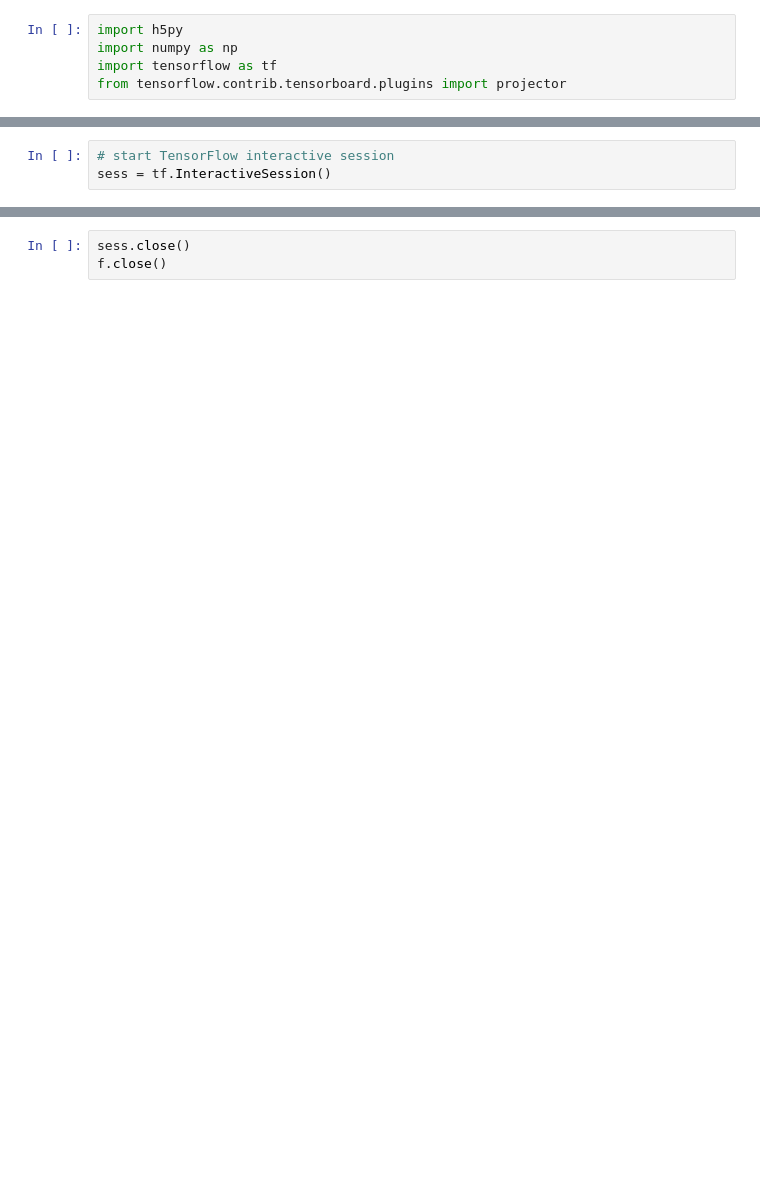
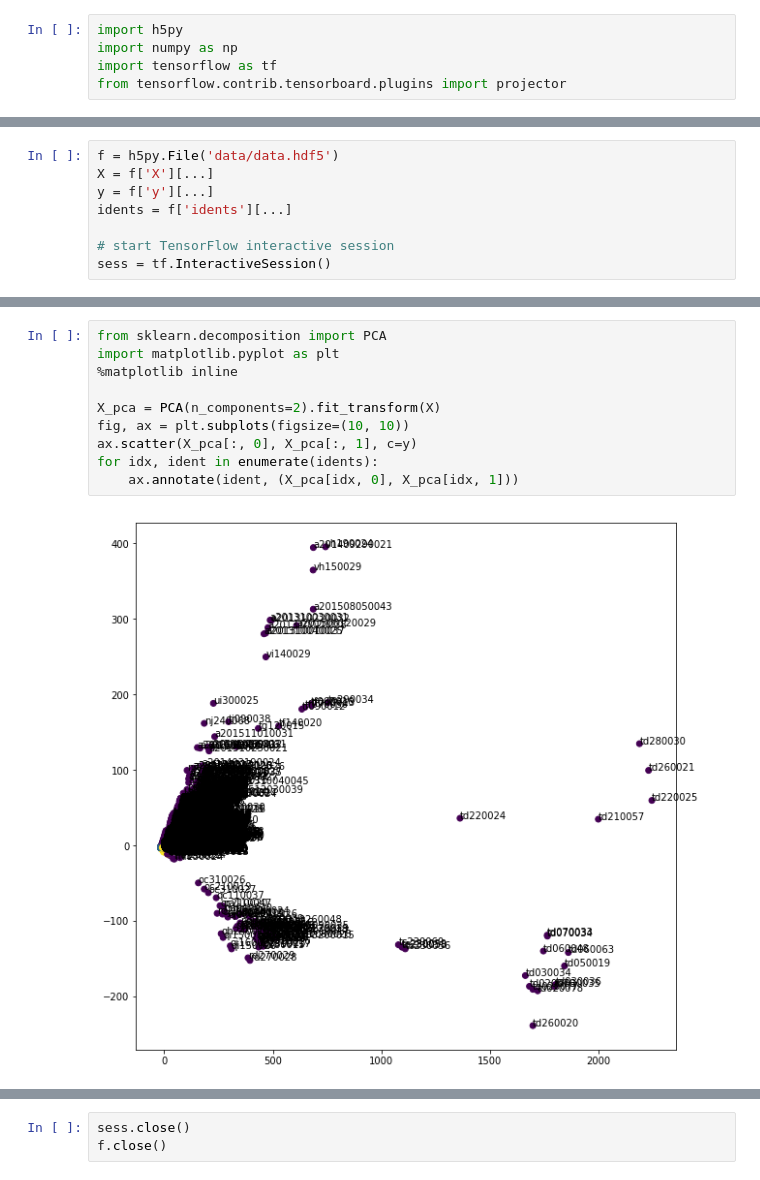
Before and after one commit to podondra/bt-spectraldl, a Jupyter notebook: notebooks/07-embedding.ipynb, the cells around one changed output, grey strips where cells are left out. Cells and saved outputs as stored; diff of their text form; blank space fills up the shorter version.

```diff
--- a/notebooks/07-embedding.ipynb
+++ b/notebooks/07-embedding.ipynb
@@ -23,3 +19,8 @@ LOG_DIR = '/data/podondra/embedding/'
 # %%
+f = h5py.File('data/data.hdf5')
+X = f['X'][...]
+y = f['y'][...]
+idents = f['idents'][...]
+
 # start TensorFlow interactive session
 sess = tf.InteractiveSession()
@@ -63,0 +62,12 @@ projector.visualize_embeddings(summary_writer, config)
+# %%
+from sklearn.decomposition import PCA
+import matplotlib.pyplot as plt
+%matplotlib inline
+
+X_pca = PCA(n_components=2).fit_transform(X)
+fig, ax = plt.subplots(figsize=(10, 10))
+ax.scatter(X_pca[:, 0], X_pca[:, 1], c=y)
+for idx, ident in enumerate(idents):
+    ax.annotate(ident, (X_pca[idx, 0], X_pca[idx, 1]))
+# %% [output]
+[figure, added]
```
Also changed, not shown: parts of 11 cells of this notebook, 1 other file.
